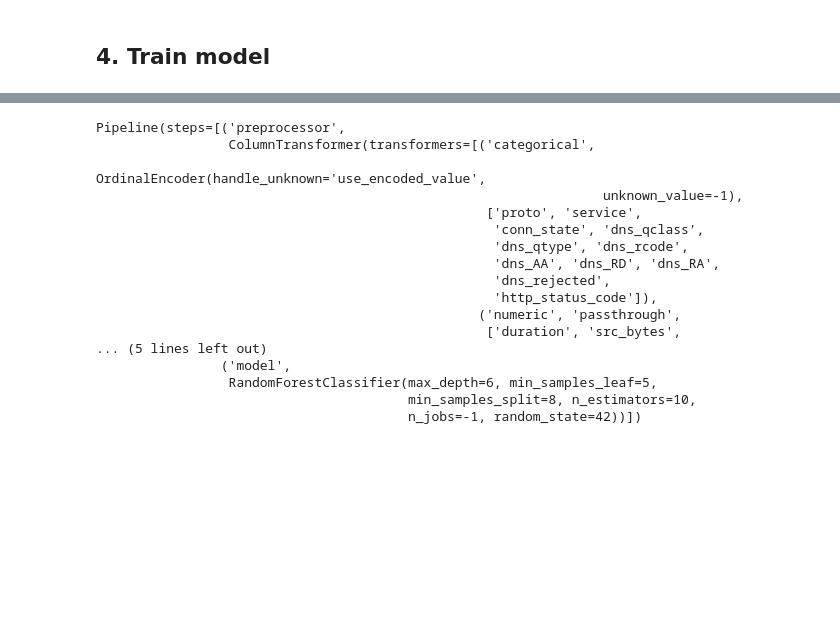
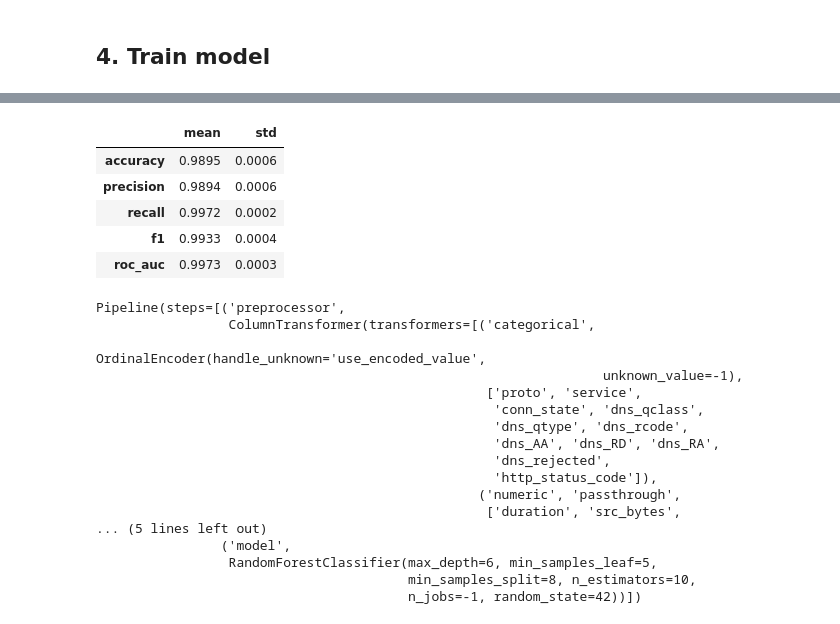
Before and after one commit to wiwiwashere/TON_loT_network, a Jupyter notebook: random_forest_model.ipynb, the cells around one changed output, grey strips where cells are left out. Saved outputs shown, nothing was run; the diff lists cells and outputs as text; code cells hidden in the pictures; blank space fills up the shorter version.

Commit message:
cross validate random forest

```diff
--- a/random_forest_model.ipynb
+++ b/random_forest_model.ipynb
@@ -292,3 +305,44 @@ rf_model = Pipeline(
+# %%
+cv = StratifiedKFold(n_splits=5, shuffle=True, random_state=RANDOM_STATE)
+
+cv_scoring = {
+    "accuracy": "accuracy",
+    "precision": "precision",
+    "recall": "recall",
+    "f1": "f1",
+    "roc_auc": "roc_auc",
+}
+
+# RandomForestClassifier already uses all processors, so keep CV jobs serial to avoid oversubscription.
+cv_results = cross_validate(
+    rf_model,
+    X_train,
+    y_train,
+    cv=cv,
+    scoring=cv_scoring,
+    n_jobs=1,
+    return_train_score=False,
+)
+
+cv_summary = pd.DataFrame(
+    {
+        metric: [
+            cv_results[f"test_{metric}"].mean(),
+            cv_results[f"test_{metric}"].std(),
+        ]
+        for metric in cv_scoring
+    },
+    index=["mean", "std"],
+).T
+
+display(cv_summary.round(4))
+# %% [output]
+|  | mean | std |
+| accuracy | 0.9895 | 0.0006 |
+| precision | 0.9894 | 0.0006 |
+| recall | 0.9972 | 0.0002 |
+| f1 | 0.9933 | 0.0004 |
+| roc_auc | 0.9973 | 0.0003 |
 # %%
 rf_model.fit(X_train, y_train)
 # %% [output]
```
Also changed, not shown: parts of 6 cells of this notebook.
